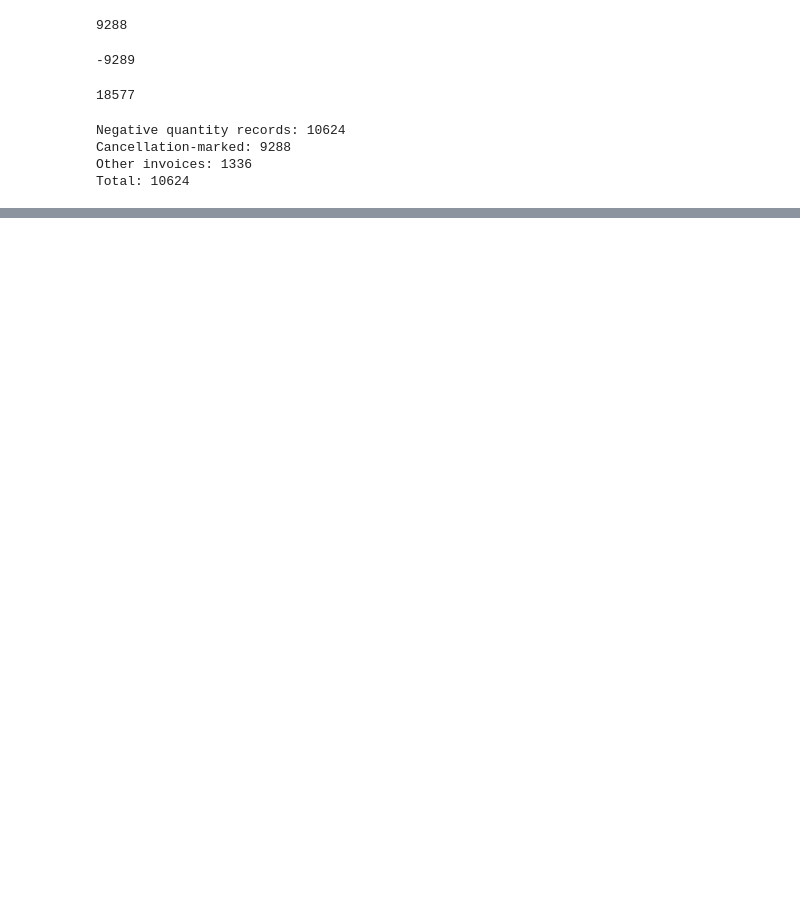
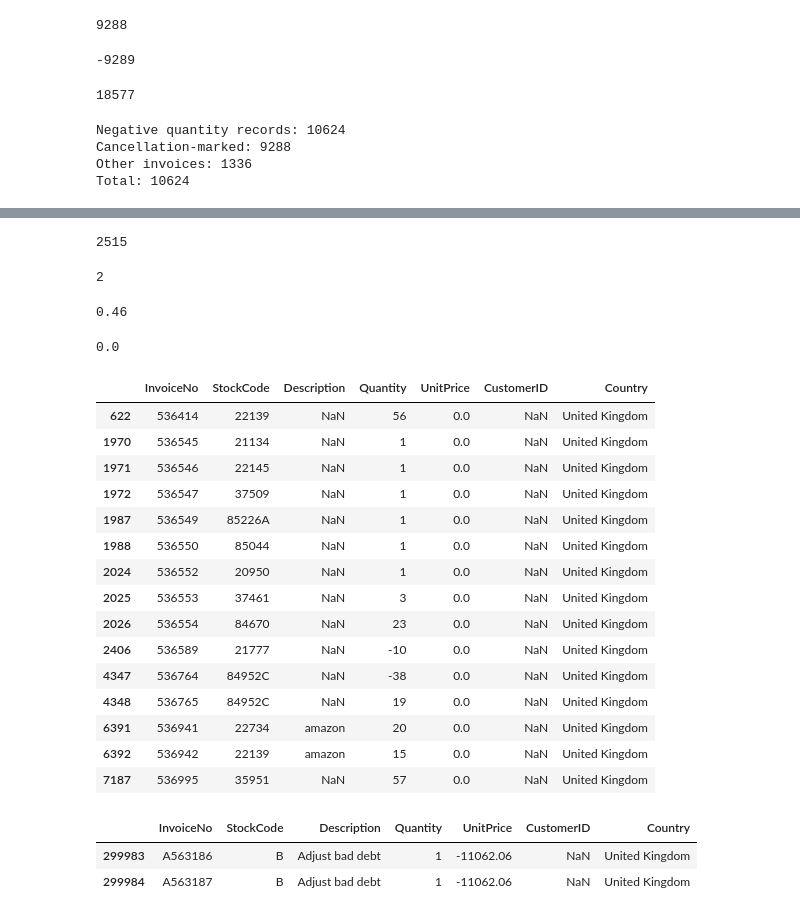
Before and after one commit to shivani-byte-11/ecommerce-sales-customer-analytics, a Jupyter notebook: notebooks/01_data_understanding.ipynb, the cells around one changed output, grey strips where cells are left out. Drawn from its saved outputs; the diff is of its cells as text; code cells hidden in the pictures; blank space fills up the shorter version.

```diff
--- a/notebooks/01_data_understanding.ipynb
+++ b/notebooks/01_data_understanding.ipynb
@@ -677,0 +706,53 @@ Further investigation is required to understand the nature of non-cancellation n
+# %%
+zero_price_df = df[df["UnitPrice"] == 0].copy()
+negative_price_df = df[df["UnitPrice"] < 0].copy()
+len(zero_price_df)
+# %% [output]
+2515
+# %%
+len(negative_price_df)
+# %% [output]
+2
+# %%
+round(len(zero_price_df) / len(df) * 100, 2)
+# %% [output]
+0.46
+# %%
+round(len(negative_price_df) / len(df) * 100, 2)
+# %% [output]
+0.0
+# %%
+display(
+    zero_price_df[
+        ["InvoiceNo", "StockCode", "Description", "Quantity",
+         "UnitPrice", "CustomerID", "Country"]
+    ].head(15)
+)
+# %% [output]
+|  | InvoiceNo | StockCode | Description | Quantity | UnitPrice | CustomerID | Country |
+| 622 | 536414 | 22139 | NaN | 56 | 0.0 | NaN | United Kingdom |
+| 1970 | 536545 | 21134 | NaN | 1 | 0.0 | NaN | United Kingdom |
+| 1971 | 536546 | 22145 | NaN | 1 | 0.0 | NaN | United Kingdom |
+| 1972 | 536547 | 37509 | NaN | 1 | 0.0 | NaN | United Kingdom |
+| 1987 | 536549 | 85226A | NaN | 1 | 0.0 | NaN | United Kingdom |
+| 1988 | 536550 | 85044 | NaN | 1 | 0.0 | NaN | United Kingdom |
+| 2024 | 536552 | 20950 | NaN | 1 | 0.0 | NaN | United Kingdom |
+| 2025 | 536553 | 37461 | NaN | 3 | 0.0 | NaN | United Kingdom |
+| 2026 | 536554 | 84670 | NaN | 23 | 0.0 | NaN | United Kingdom |
+| 2406 | 536589 | 21777 | NaN | -10 | 0.0 | NaN | United Kingdom |
+| 4347 | 536764 | 84952C | NaN | -38 | 0.0 | NaN | United Kingdom |
+| 4348 | 536765 | 84952C | NaN | 19 | 0.0 | NaN | United Kingdom |
+| 6391 | 536941 | 22734 | amazon | 20 | 0.0 | NaN | United Kingdom |
+| 6392 | 536942 | 22139 | amazon | 15 | 0.0 | NaN | United Kingdom |
+| 7187 | 536995 | 35951 | NaN | 57 | 0.0 | NaN | United Kingdom |
+# %%
+display(
+    negative_price_df[
+        ["InvoiceNo", "StockCode", "Description", "Quantity",
+         "UnitPrice", "CustomerID", "Country"]
+    ]
+)
+# %% [output]
+|  | InvoiceNo | StockCode | Description | Quantity | UnitPrice | CustomerID | Country |
+| 299983 | A563186 | B | Adjust bad debt | 1 | -11062.06 | NaN | United Kingdom |
+| 299984 | A563187 | B | Adjust bad debt | 1 | -11062.06 | NaN | United Kingdom |
```
Also changed, not shown: parts of 36 cells of this notebook.
